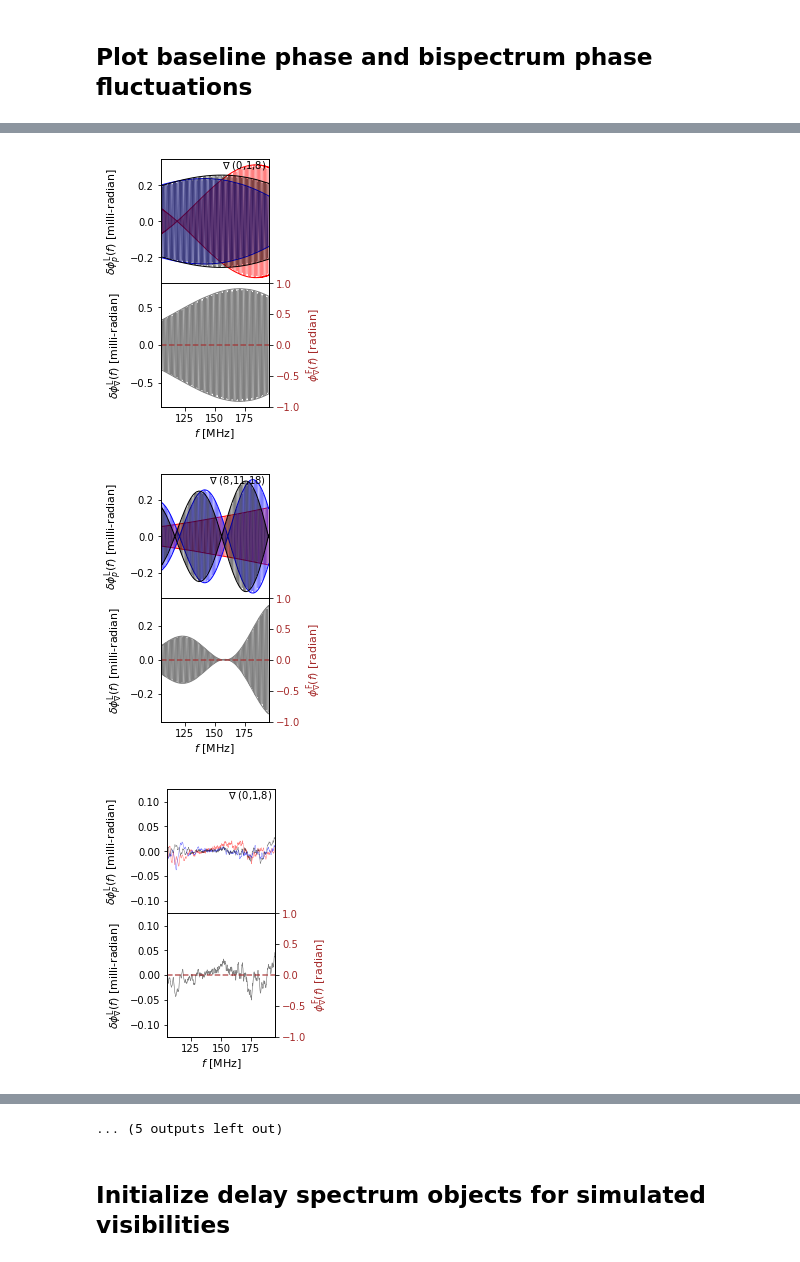
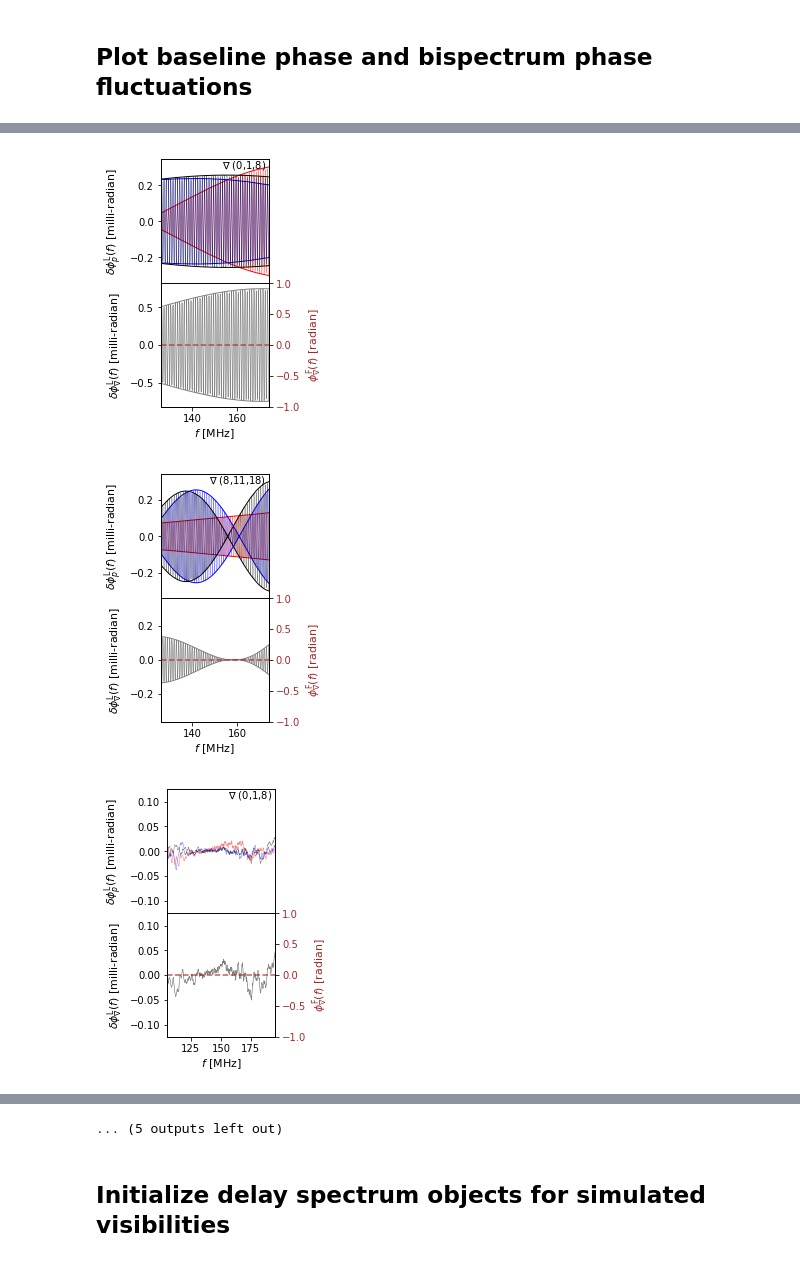
Before and after one commit to nithyanandan/PRISim, a Jupyter notebook: prisim/examples/codes/BispectrumPhase/understanding_closure_phases_achromatic_AiryBeam_version.ipynb, the cells around one changed output, grey strips where cells are left out. Drawn from its saved outputs; the diff is of its cells as text; code cells hidden in the pictures.

```diff
--- a/prisim/examples/codes/BispectrumPhase/understanding_closure_phases_achromatic_AiryBeam_version.ipynb
+++ b/prisim/examples/codes/BispectrumPhase/understanding_closure_phases_achromatic_AiryBeam_version.ipynb
@@ -521,8 +517,12 @@ for case_id in case_with_FG_HI:
         axs[0].set_ylabel(r'$|V_p^\mathrm{F}(f)|$ [Jy]', fontsize=11, weight='medium')
         axs[1].set_ylabel(r'$\delta\,|V_p(f)|$ [mJy]', fontsize=11, weight='medium')
 
-        axs[0].set_xlim(105, 195)
-        axs[1].set_xlim(105, 195)
+        if ('FG_spindex' in case_id) and ('colocated' in case_id):
+            axs[0].set_xlim(126, 174)
+            axs[1].set_xlim(126, 174)
+        else:
+            axs[0].set_xlim(105, 195)
+            axs[1].set_xlim(105, 195)
 
         ax0_ymin = NP.min(NP.abs(case_with_FG[key_mapping_FG_HI[case_id]['FG']]['vis'].skyvis_freq[blind,:,0]))
         ax0_ymax = NP.max(NP.abs(case_with_FG[key_mapping_FG_HI[case_id]['FG']]['vis'].skyvis_freq[blind,:,0]))
@@ -682,7 +682,10 @@ for case_id in case_with_FG_HI:
 
         axs[0].text(0.98, 0.95, r'$\nabla$'+' ({0[0]},{0[1]},{0[2]})'.format(triad), transform=axs[0].transAxes, ha='right', va='center')
         axs[0].set_ylabel(r'$\delta\phi_p^\mathrm{L}(f)$ [milli-radian]', fontsize=11, weight='medium')
-        axs[0].set_xlim(105, 195)
+        if ('colocated' in case_id) or ('displaced' in case_id) or ('1ps_HI' in case_id):
+            axs[0].set_xlim(126, 174)
+        else:
+            axs[0].set_xlim(105, 195)
         ax0_ymin = 1e3 * NP.abs(NP.min(predicted_cpinfo_with_FG_HI[case_id]['imag_ratio_triad'][triad_ind,:,:,0]))
         ax0_ymax = 1e3 * NP.abs(NP.max(predicted_cpinfo_with_FG_HI[case_id]['imag_ratio_triad'][triad_ind,:,:,0]))
         axs[0].set_ylim(min([-0.125, -1.1*ax0_ymin]), max([0.125, 1.1*ax0_ymax]))
@@ -693,7 +696,10 @@ for case_id in case_with_FG_HI:
             axs[1].plot(freqs/1e6, 1e3 * NP.abs(SPS.hilbert(predicted_cpinfo_with_FG_HI[case_id]['sum_imag_ratio_triad'][triad_ind,:,0])), ls='-', lw=1, color='gray')
             axs[1].plot(freqs/1e6, -1e3 * NP.abs(SPS.hilbert(predicted_cpinfo_with_FG_HI[case_id]['sum_imag_ratio_triad'][triad_ind,:,0])), ls='-', lw=1, color='gray')
         axs[1].set_ylabel(r'$\delta\phi_\nabla^\mathrm{L}(f)$ [milli-radian]', fontsize=11, weight='medium')
-        axs[1].set_xlim(105, 195)
+        if ('colocated' in case_id) or ('displaced' in case_id) or ('1ps_HI' in case_id):
+            axs[1].set_xlim(126, 174)
+        else:
+            axs[1].set_xlim(105, 195)
         ax1_ymin = 1e3 * NP.abs(NP.min(predicted_cpinfo_with_FG_HI[case_id]['sum_imag_ratio_triad'][triad_ind,:,0]))
         ax1_ymax = 1e3 * NP.abs(NP.max(predicted_cpinfo_with_FG_HI[case_id]['sum_imag_ratio_triad'][triad_ind,:,0]))
         axs[1].set_ylim(min([-0.125, -1.1*ax1_ymin]), max([0.125, 1.1*ax1_ymax]))
@@ -741,4 +747,4 @@ Plotting GLEAM_HI_21cmfast
-[figure, old version]
+[figure, new version]
-[figure, old version]
+[figure, new version]
 [figure]
 [figure]
```
Also changed, not shown: parts of 5 cells of this notebook, 1 other file.
